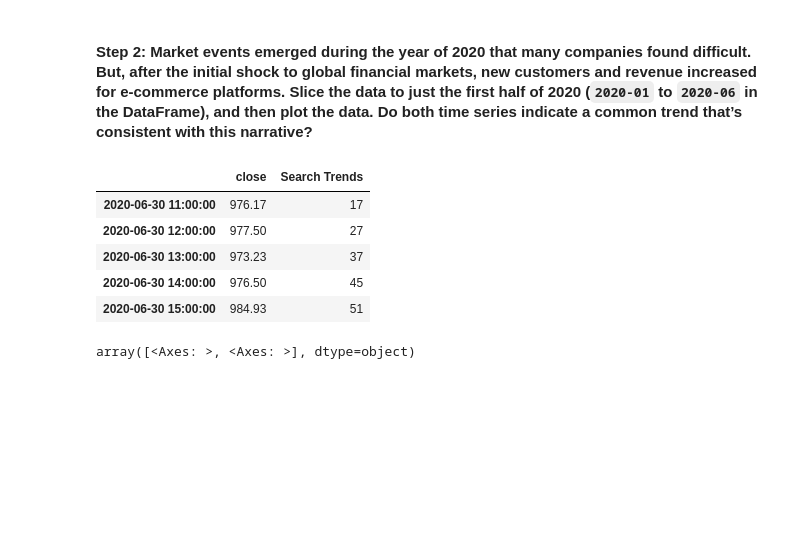
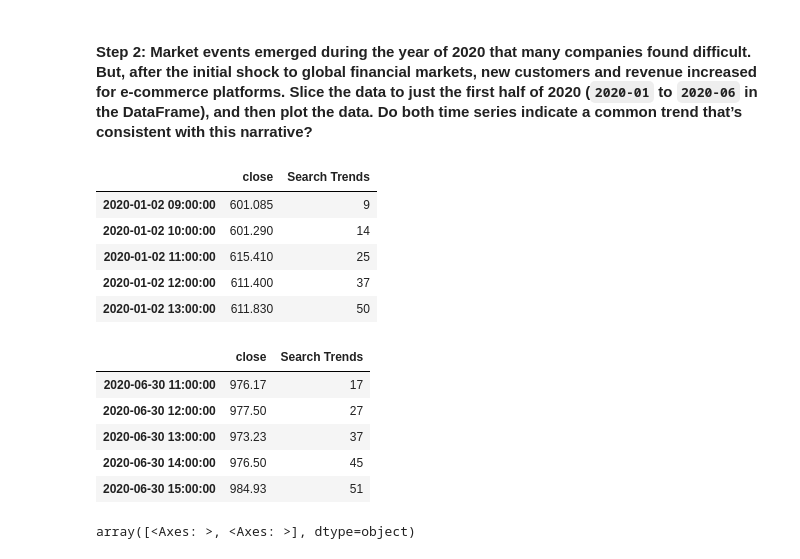
Before and after one commit to ShylaTatum/prophet-challenge, a Jupyter notebook: forecasting_net_prophet.ipynb, the cells around one changed output. Drawn from its saved outputs; the diff is of its cells as text; code cells hidden in the pictures; blank space fills up the shorter version.

```diff
--- a/forecasting_net_prophet.ipynb
+++ b/forecasting_net_prophet.ipynb
@@ -255,17 +263,23 @@ df_full_mercado.tail()
 # %%
 # For the combined dataframe, slice to just the first half of 2020 (2020-01 through 2020-06)
 firsthalf_2020 = df_full_mercado.loc["2020-01":"2020-06"]
 
 # View the first and last five rows of first_half_2020 DataFrame
-firsthalf_2020.head()
-firsthalf_2020.tail()
+display(firsthalf_2020.head())
+display(firsthalf_2020.tail())
 # %% [output]
 |  | close | Search Trends |
-| 2020-06-30 11:00:00 | 976.17 | 17 |
-| 2020-06-30 12:00:00 | 977.50 | 27 |
-| 2020-06-30 13:00:00 | 973.23 | 37 |
-| 2020-06-30 14:00:00 | 976.50 | 45 |
-| 2020-06-30 15:00:00 | 984.93 | 51 |
+| 2020-01-02 09:00:00 | 601.085 | 9 |
+| 2020-01-02 10:00:00 | 601.290 | 14 |
+| 2020-01-02 11:00:00 | 615.410 | 25 |
+| 2020-01-02 12:00:00 | 611.400 | 37 |
+| 2020-01-02 13:00:00 | 611.830 | 50 |
+|  | close | Search Trends |
+| 2020-06-30 11:00:00 | 976.17 | 17 |
+| 2020-06-30 12:00:00 | 977.50 | 27 |
+| 2020-06-30 13:00:00 | 973.23 | 37 |
+| 2020-06-30 14:00:00 | 976.50 | 45 |
+| 2020-06-30 15:00:00 | 984.93 | 51 |
 # %%
 # Visualize the close and Search Trends data
 # Plot each column on a separate axes using the following syntax
```
Also changed, not shown: parts of 24 cells of this notebook.
